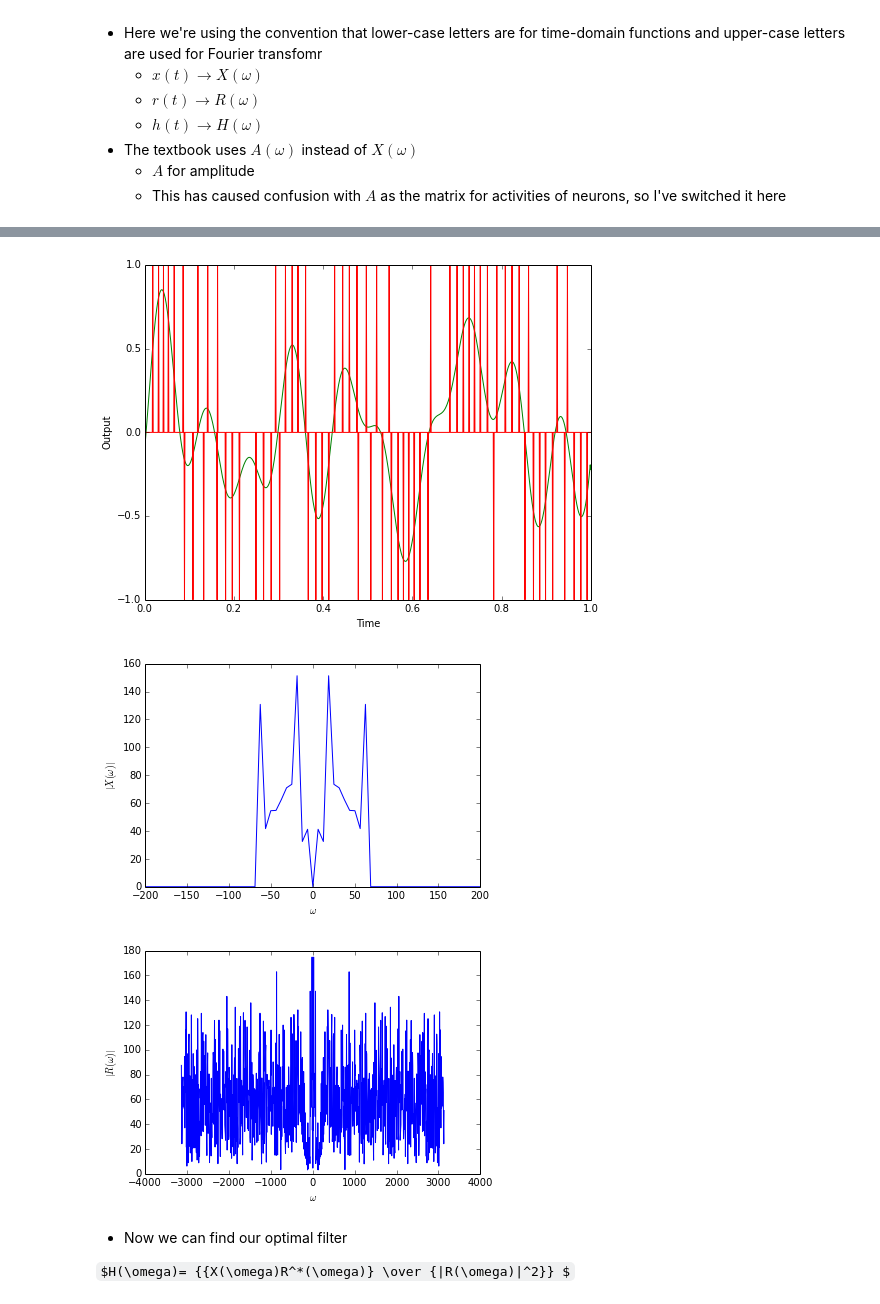
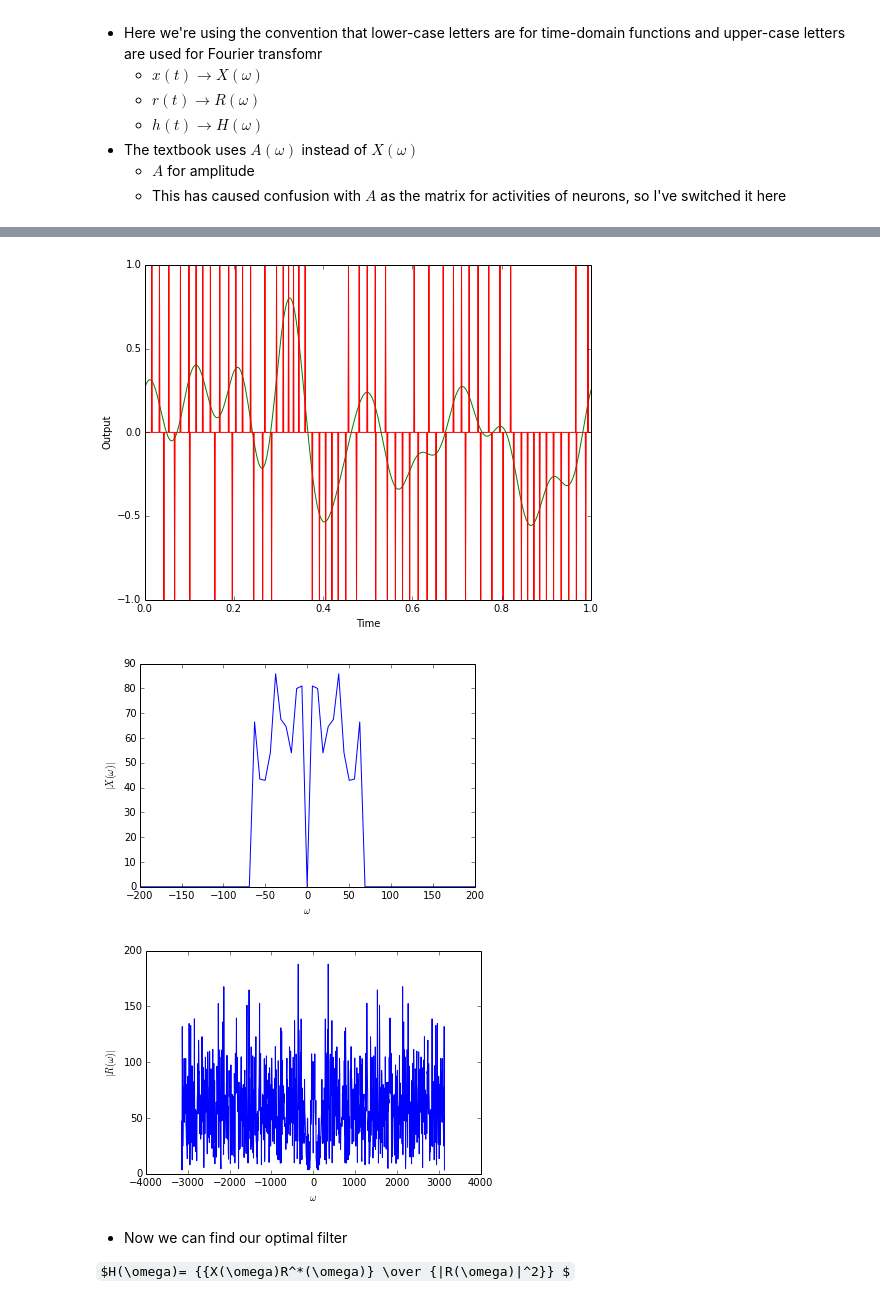
Before and after one commit to celiasmith/syde556, a Jupyter notebook: SYDE 556 Lecture 3 Temporal Representation.ipynb, the cells around one changed output, grey strips where cells are left out. Saved outputs shown, nothing was run; the diff lists cells and outputs as text; code cells hidden in the pictures; some formulas as TeX source.

Commit message:
updates to nengo 2.0.2

```diff
--- a/SYDE 556 Lecture 3 Temporal Representation.ipynb
+++ b/SYDE 556 Lecture 3 Temporal Representation.ipynb
@@ -694,15 +698,14 @@ plot(samples*dt, sig);
 # %%
 import nengo
+from nengo.processes import WhiteSignal
 
-model = nengo.Network()
+dt = 0.001
+max_freq = 10
+T = 1.0
 
-def stim_fcn(t): #function to input signal
-    idx = int(t/dt)
-    if idx>=1000: idx=999
-    return sig[idx]
-
+model = nengo.Network('White Noise')
 with model:
-    in_stim = nengo.Node(stim_fcn)
+    in_stim = nengo.Node(output=WhiteSignal(T, high=max_freq, rms=0.5))
     ens = nengo.Ensemble(2, dimensions=1,
                          encoders = [[1],[-1]],
                          intercepts = [-.3, -.3],
@@ -721,6 +724,7 @@ sim.run(T)
 
 r_plot = (sim.data[spikes_p][:,0]-sim.data[spikes_p][:,1])*dt
 r = sim.data[dec_p][:,0] #properly scaled r
+signal = sim.data[stim_p][:,0]
 
 t = sim.trange()
 figure(figsize=(8, 6))
@@ -733,9 +738,9 @@ axis('tight');
-[figure, old version]
+[figure, new version]
 # %%
 freq = np.arange(int(T/dt)) - (T/dt)/2
 omega = freq*2*numpy.pi
 
-X = np.fft.fftshift(np.fft.fft(sig))
+X = np.fft.fftshift(np.fft.fft(signal))
 R = np.fft.fftshift(np.fft.fft(r))
 
 figure()
@@ -749,8 +754,8 @@ plot(omega, np.abs(R))
 xlabel('$\omega$')
 ylabel('$|R(\omega)|$');
 # %% [output]
-[figure, old version]
+[figure, new version]
-[figure, old version]
+[figure, new version]
 # %% [markdown]
 - Now we can find our optimal filter
 
```
Also changed, not shown: parts of 27 cells of this notebook, 1 other file.
